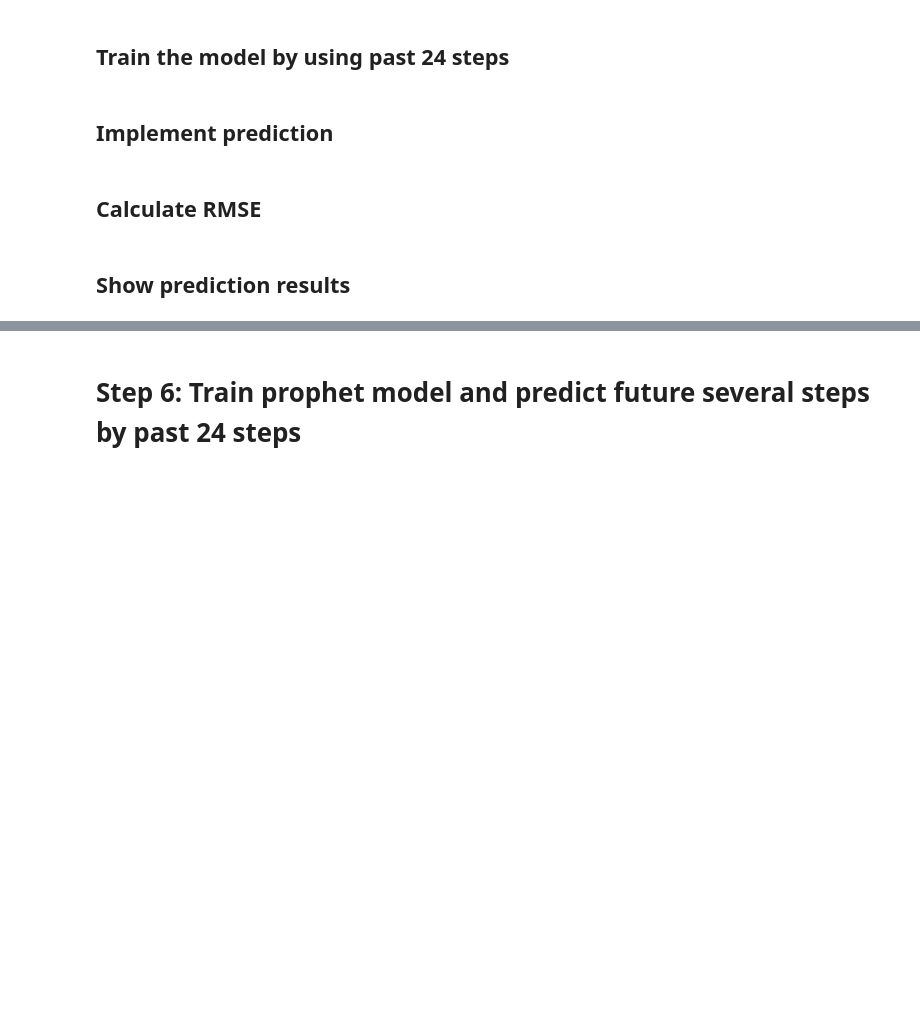
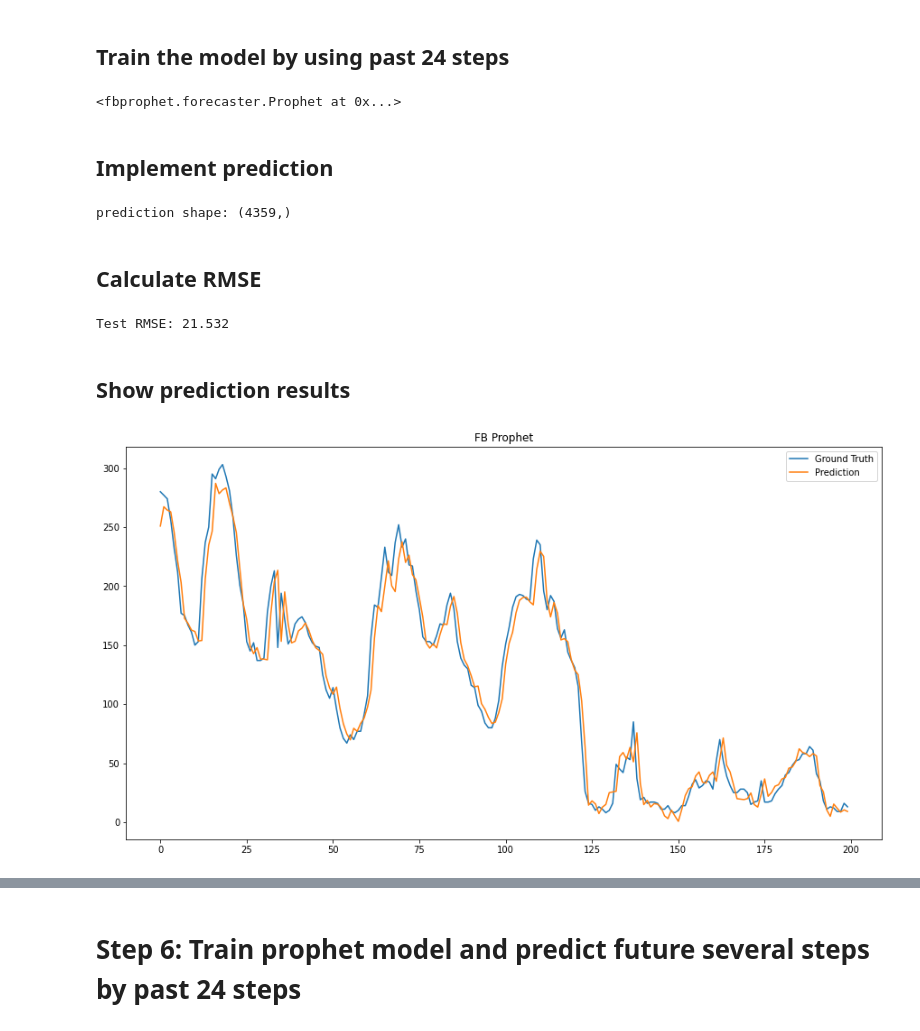
Before and after one commit to ttezy/Time-Sequence-Analysis, a Jupyter notebook: FB_Prophet_Multivariate_new.ipynb, the cells around one changed output, grey strips where cells are left out. Drawn from its saved outputs; the diff is of its cells as text; code cells hidden in the pictures; blank space fills up the shorter version.

```diff
--- a/FB_Prophet_Multivariate_new.ipynb
+++ b/FB_Prophet_Multivariate_new.ipynb
@@ -252,25 +252,33 @@ for i in range(pastStep, 0, -1):
 for variable in names:
   model.add_regressor(variable)
 # %%
-# model.fit(train[-30:])
+model.fit(train)
+# %% [output]
+<fbprophet.forecaster.Prophet at 0x...>
 # %% [markdown]
 ## **Implement prediction**
 # %%
-# result = model.predict(test)
-# prediction = result['yhat']
-# print("prediction shape:", prediction.shape)
+result = model.predict(test)
+prediction = result['yhat']
+print("prediction shape:", prediction.shape)
+# %% [output]
+prediction shape: (4359,)
 # %% [markdown]
 ## **Calculate RMSE**
 # %%
-# rmse = sqrt(mean_squared_error(prediction, y_true))
-# print('Test RMSE: %.3f' % rmse)
+rmse = sqrt(mean_squared_error(prediction, y_true))
+print('Test RMSE: %.3f' % rmse)
+# %% [output]
+Test RMSE: 21.532
 # %% [markdown]
 ## **Show prediction results**
 # %%
-# plt.figure(figsize=(15, 8))
-# plt.plot(y_true[:200], label='Ground Truth')
-# plt.plot(prediction[:200], label='Prediction')
-# plt.title("FB Prophet")
-# plt.legend()
-# plt.show()
+plt.figure(figsize=(15, 8))
+plt.plot(y_true[:200], label='Ground Truth')
+plt.plot(prediction[:200], label='Prediction')
+plt.title("FB Prophet")
+plt.legend()
+plt.show()
+# %% [output]
+[figure, added]
 # %%
```
Also changed, not shown: parts of 2 cells of this notebook.
